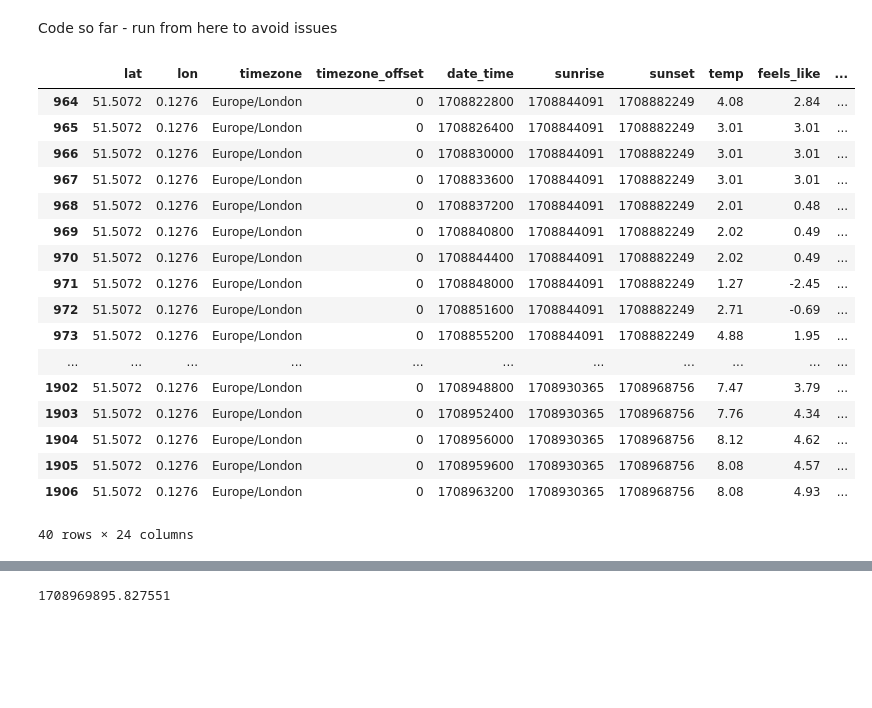
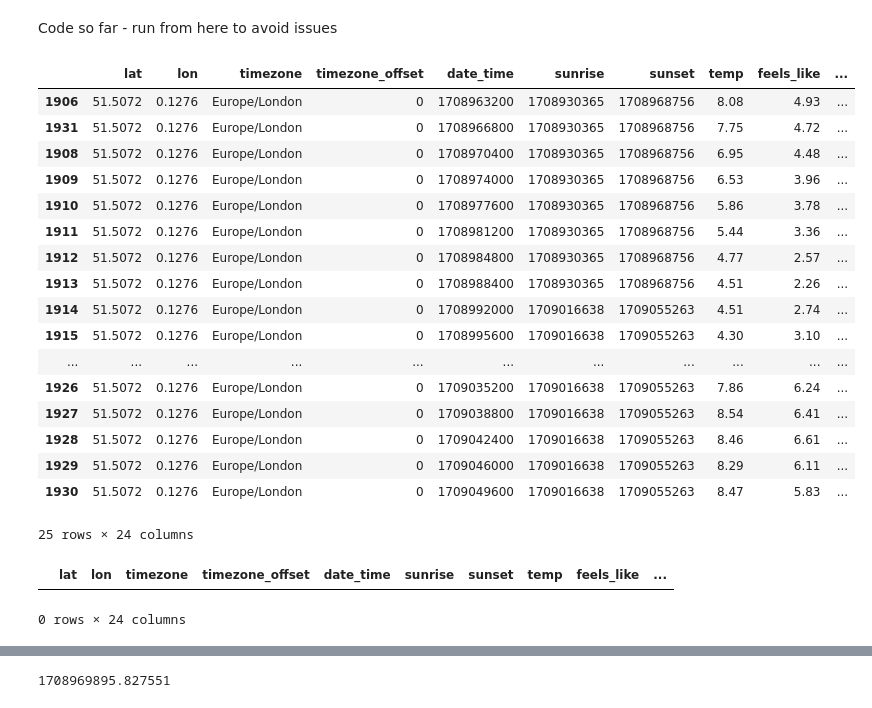
Before and after one commit to Jackleept/Weather, a Jupyter notebook: scratch.ipynb, the cells around one changed output, grey strips where cells are left out. Saved outputs shown, nothing was run; the diff lists cells and outputs as text; code cells hidden in the pictures; blank space fills up the shorter version.

```diff
--- a/scratch.ipynb
+++ b/scratch.ipynb
@@ -1580,26 +1580,31 @@ extract_load(get_links(last_executed()))
 update_executed()
 # %%
 df = pd.read_sql_query('''SELECT * FROM weather''', conn)
-df.sort_values('date_time').tail(40)
+df.sort_values('date_time').tail(25)
 # %% [output]
 |  | lat | lon | timezone | timezone_offset | date_time | sunrise | sunset | temp | feels_like | ... |
-| 964 | 51.5072 | 0.1276 | Europe/London | 0 | 1708822800 | 1708844091 | 1708882249 | 4.08 | 2.84 | ... |
-| 965 | 51.5072 | 0.1276 | Europe/London | 0 | 1708826400 | 1708844091 | 1708882249 | 3.01 | 3.01 | ... |
-| 966 | 51.5072 | 0.1276 | Europe/London | 0 | 1708830000 | 1708844091 | 1708882249 | 3.01 | 3.01 | ... |
-| 967 | 51.5072 | 0.1276 | Europe/London | 0 | 1708833600 | 1708844091 | 1708882249 | 3.01 | 3.01 | ... |
-| 968 | 51.5072 | 0.1276 | Europe/London | 0 | 1708837200 | 1708844091 | 1708882249 | 2.01 | 0.48 | ... |
-| 969 | 51.5072 | 0.1276 | Europe/London | 0 | 1708840800 | 1708844091 | 1708882249 | 2.02 | 0.49 | ... |
-| 970 | 51.5072 | 0.1276 | Europe/London | 0 | 1708844400 | 1708844091 | 1708882249 | 2.02 | 0.49 | ... |
-| 971 | 51.5072 | 0.1276 | Europe/London | 0 | 1708848000 | 1708844091 | 1708882249 | 1.27 | -2.45 | ... |
-| 972 | 51.5072 | 0.1276 | Europe/London | 0 | 1708851600 | 1708844091 | 1708882249 | 2.71 | -0.69 | ... |
-| 973 | 51.5072 | 0.1276 | Europe/London | 0 | 1708855200 | 1708844091 | 1708882249 | 4.88 | 1.95 | ... |
+| 1906 | 51.5072 | 0.1276 | Europe/London | 0 | 1708963200 | 1708930365 | 1708968756 | 8.08 | 4.93 | ... |
+| 1931 | 51.5072 | 0.1276 | Europe/London | 0 | 1708966800 | 1708930365 | 1708968756 | 7.75 | 4.72 | ... |
+| 1908 | 51.5072 | 0.1276 | Europe/London | 0 | 1708970400 | 1708930365 | 1708968756 | 6.95 | 4.48 | ... |
+| 1909 | 51.5072 | 0.1276 | Europe/London | 0 | 1708974000 | 1708930365 | 1708968756 | 6.53 | 3.96 | ... |
+| 1910 | 51.5072 | 0.1276 | Europe/London | 0 | 1708977600 | 1708930365 | 1708968756 | 5.86 | 3.78 | ... |
+| 1911 | 51.5072 | 0.1276 | Europe/London | 0 | 1708981200 | 1708930365 | 1708968756 | 5.44 | 3.36 | ... |
+| 1912 | 51.5072 | 0.1276 | Europe/London | 0 | 1708984800 | 1708930365 | 1708968756 | 4.77 | 2.57 | ... |
+| 1913 | 51.5072 | 0.1276 | Europe/London | 0 | 1708988400 | 1708930365 | 1708968756 | 4.51 | 2.26 | ... |
+| 1914 | 51.5072 | 0.1276 | Europe/London | 0 | 1708992000 | 1709016638 | 1709055263 | 4.51 | 2.74 | ... |
+| 1915 | 51.5072 | 0.1276 | Europe/London | 0 | 1708995600 | 1709016638 | 1709055263 | 4.30 | 3.10 | ... |
 | ... | ... | ... | ... | ... | ... | ... | ... | ... | ... | ... |
-| 1902 | 51.5072 | 0.1276 | Europe/London | 0 | 1708948800 | 1708930365 | 1708968756 | 7.47 | 3.79 | ... |
-| 1903 | 51.5072 | 0.1276 | Europe/London | 0 | 1708952400 | 1708930365 | 1708968756 | 7.76 | 4.34 | ... |
-| 1904 | 51.5072 | 0.1276 | Europe/London | 0 | 1708956000 | 1708930365 | 1708968756 | 8.12 | 4.62 | ... |
-| 1905 | 51.5072 | 0.1276 | Europe/London | 0 | 1708959600 | 1708930365 | 1708968756 | 8.08 | 4.57 | ... |
-| 1906 | 51.5072 | 0.1276 | Europe/London | 0 | 1708963200 | 1708930365 | 1708968756 | 8.08 | 4.93 | ... |
+| 1926 | 51.5072 | 0.1276 | Europe/London | 0 | 1709035200 | 1709016638 | 1709055263 | 7.86 | 6.24 | ... |
+| 1927 | 51.5072 | 0.1276 | Europe/London | 0 | 1709038800 | 1709016638 | 1709055263 | 8.54 | 6.41 | ... |
+| 1928 | 51.5072 | 0.1276 | Europe/London | 0 | 1709042400 | 1709016638 | 1709055263 | 8.46 | 6.61 | ... |
+| 1929 | 51.5072 | 0.1276 | Europe/London | 0 | 1709046000 | 1709016638 | 1709055263 | 8.29 | 6.11 | ... |
+| 1930 | 51.5072 | 0.1276 | Europe/London | 0 | 1709049600 | 1709016638 | 1709055263 | 8.47 | 5.83 | ... |
-40 rows × 24 columns
+25 rows × 24 columns
+# %%
+df[df.duplicated() == True]
+# %% [output]
+|  | lat | lon | timezone | timezone_offset | date_time | sunrise | sunset | temp | feels_like | ... |
+0 rows × 24 columns
 # %%
 def build_link_mistake(date):
     lat = '51.5072'
```
Also changed, not shown: parts of 4 cells of this notebook, 2 other files.
